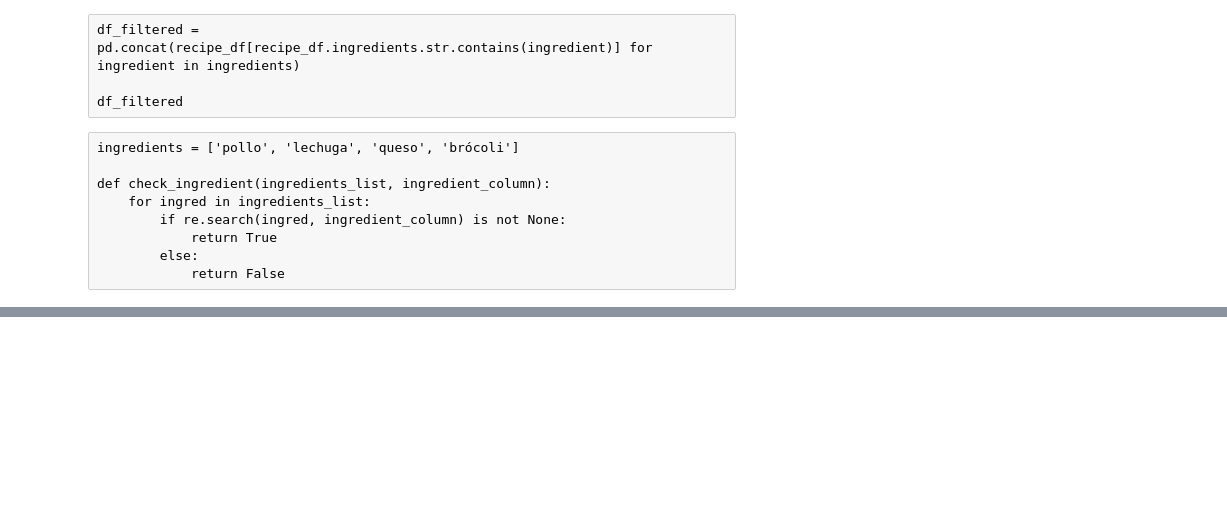
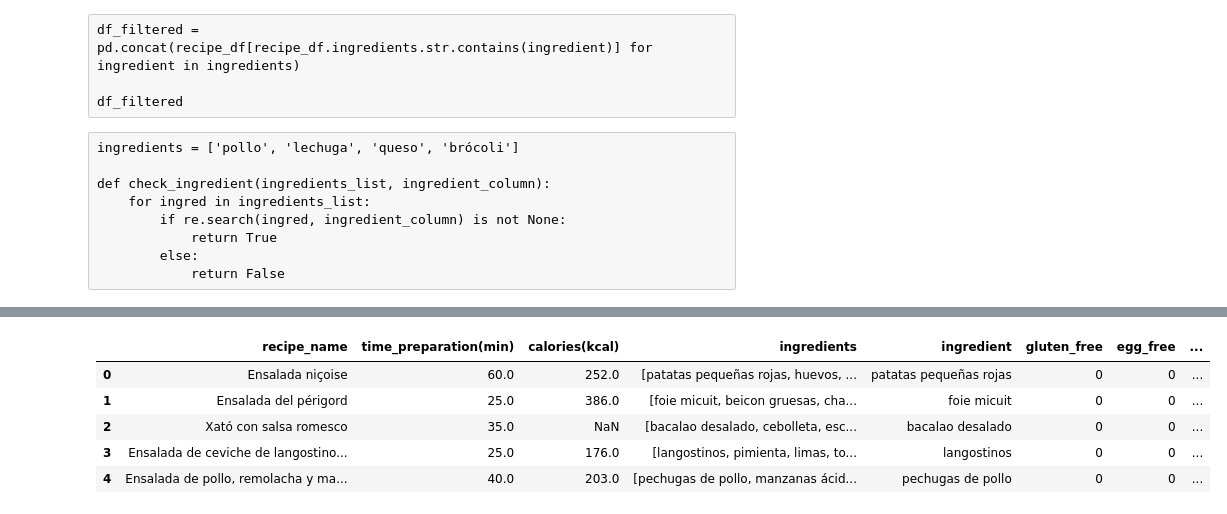
Before and after one commit to vkamg/Ironhack-Final-Project, a Jupyter notebook: notebooks/analysis.ipynb, the cells around one changed output, grey strips where cells are left out. Saved outputs shown, nothing was run; the diff lists cells and outputs as text; code cells hidden in the pictures; blank space fills up the shorter version.

```diff
--- a/notebooks/analysis.ipynb
+++ b/notebooks/analysis.ipynb
@@ -103,0 +112,11 @@ recipe_df.head()
+# %%
+recipe_df["active_ingred"] = recipe_df.select_dtypes(include=['bool']).sum(axis=1)
+# %%
+recipe_df.head()
+# %% [output]
+|  | recipe_name | time_preparation(min) | calories(kcal) | ingredients | ingredient | gluten_free | egg_free | ... |
+| 0 | Ensalada niçoise | 60.0 | 252.0 | [patatas pequeñas rojas, huevos, ... | patatas pequeñas rojas | 0 | 0 | ... |
+| 1 | Ensalada del périgord | 25.0 | 386.0 | [foie micuit, beicon gruesas, cha... | foie micuit | 0 | 0 | ... |
+| 2 | Xató con salsa romesco | 35.0 | NaN | [bacalao desalado, cebolleta, esc... | bacalao desalado | 0 | 0 | ... |
+| 3 | Ensalada de ceviche de langostino... | 25.0 | 176.0 | [langostinos, pimienta, limas, to... | langostinos | 0 | 0 | ... |
+| 4 | Ensalada de pollo, remolacha y ma... | 40.0 | 203.0 | [pechugas de pollo, manzanas ácid... | pechugas de pollo | 0 | 0 | ... |
```
Also changed, not shown: parts of 12 cells of this notebook, 1 other file.
